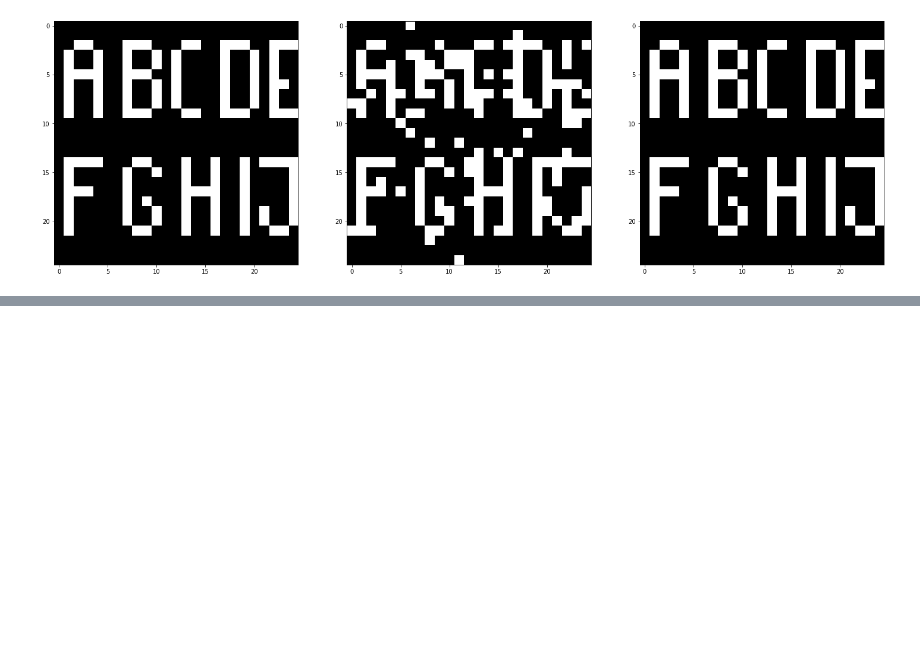
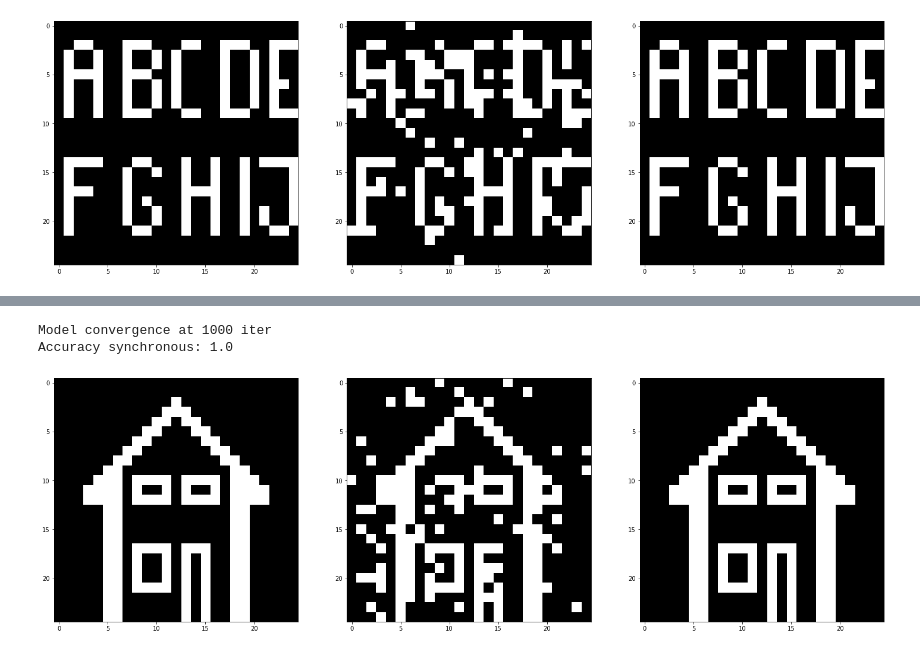
Before and after one commit to werglu/hopfieldNetwork, a Jupyter notebook: HopfieldNetwork/HopfieldNetwork/test_oja.ipynb, the cells around one changed output, grey strips where cells are left out. Cells and saved outputs as stored; diff of their text form; code cells hidden in the pictures; blank space fills up the shorter version.

```diff
--- a/HopfieldNetwork/HopfieldNetwork/test_oja.ipynb
+++ b/HopfieldNetwork/HopfieldNetwork/test_oja.ipynb
@@ -61,3 +61,22 @@ Accuracy synchronous: 1.0
 Model convergence at 1000 iter
 Accuracy synchronous: 1.0
 [figure]
+# %%
+def get_weights_matrix_oja_rule(w, nu, iter_count, eps=1e-14):
+    t = np.copy(w)
+
+    X = data
+    m = sample_count_m
+    for it in range(iter_count):
+        for i in range(m):
+            x = X[:, i]
+            t_prev = np.copy(t)
+            y = np.matmul(x, t)
+            t += nu * np.outer(y, (x - np.matmul(y, t)))
+            if np.linalg.norm(t - t_prev) < eps:
+                break
+    return t
+# %%
+network = HopfieldNetwork(LearningRule.Hebb, Mode.Synchronous, data, sample_count_m, neurons_count_n, random_seed)
+T_Hebb = network.get_weights()
+# T_Oja = network.get_weights(0.001, 100)
@@ -63,0 +93,3 @@ Accuracy synchronous: 1.0
+# %%
+T_Oja = get_weights_matrix_oja_rule(T_Hebb, 0.001, 100)
+T_Oja
@@ -63,0 +110,18 @@ Accuracy synchronous: 1.0
+# %%
+random_generator = np.random.default_rng(seed=random_seed)
+sample_id = 1
+noise_percentage = 0.1
+noise_changes_count = int(noise_percentage * neurons_count_n)
+
+sample = np.reshape(data[:, sample_id], (neurons_count_n, 1))
+sample_test = get_test_data(np.copy(sample), noise_changes_count, random_generator)
+# %%
+network.set_mode(Mode.Synchronous)
+result_synchronous = network.recognize(T_Oja, np.copy(sample_test), 1000)
+print("Accuracy synchronous: {0}".format(np.sum(sample == result_synchronous) / neurons_count_n))
+visualize_result(sample, sample_test, result_synchronous, height, width)
+# plt.show()
+# %% [output]
+Model convergence at 1000 iter
+Accuracy synchronous: 1.0
+[figure, added]
```
Also changed, not shown: parts of 6 cells of this notebook, 1 other file.
